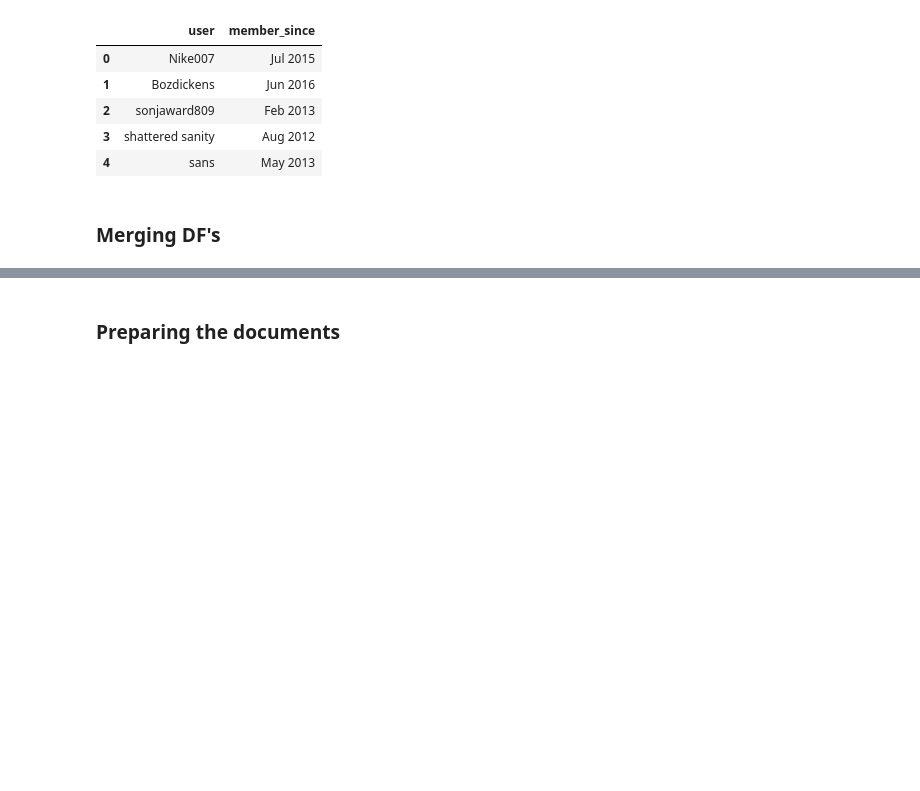
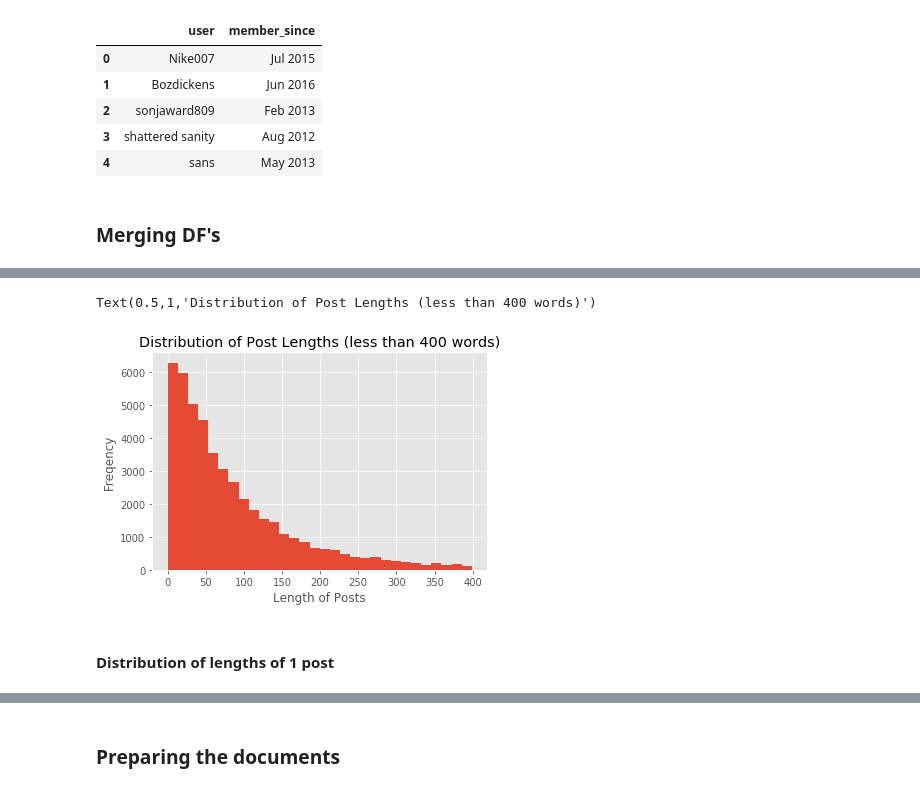
Before and after one commit to millertracy/g-project, a Jupyter notebook: Exploration.ipynb, the cells around one changed output, grey strips where cells are left out. Saved outputs shown, nothing was run; the diff lists cells and outputs as text; code cells hidden in the pictures; blank space fills up the shorter version.

```diff
--- a/Exploration.ipynb
+++ b/Exploration.ipynb
@@ -188,0 +309,14 @@ anx_user.reset_index(drop = True, inplace = True)
+# %%
+thresh = 400
+postlens = [num for num in lens_posts if num < thresh]
+# %%
+fig, ax = plt.subplots()
+ax.hist(postlens, bins = 30)
+ax.set_xlabel("Length of Posts")
+ax.set_ylabel("Freqency")
+ax.set_title("Distribution of Post Lengths (less than {} words)".format(thresh))
+# %% [output]
+Text(0.5,1,'Distribution of Post Lengths (less than 400 words)')
+[figure, added]
+# %% [markdown]
+#### Distribution of lengths of 1 post
```
Also changed, not shown: parts of 248 cells of this notebook.
